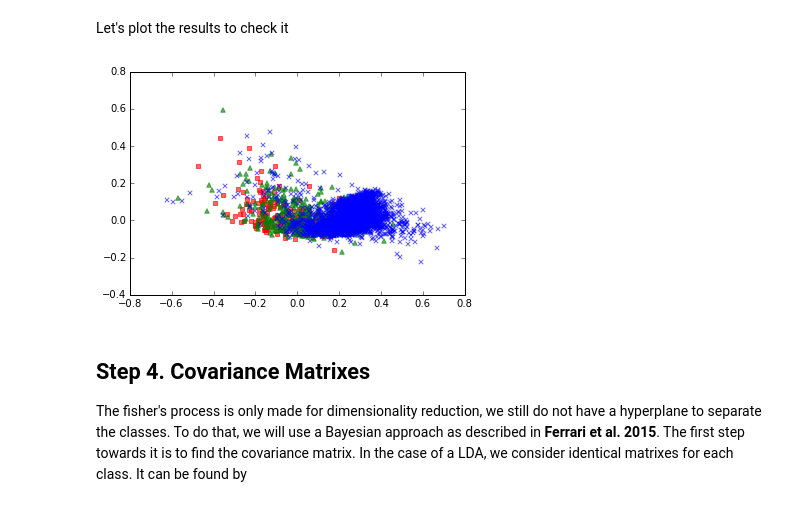
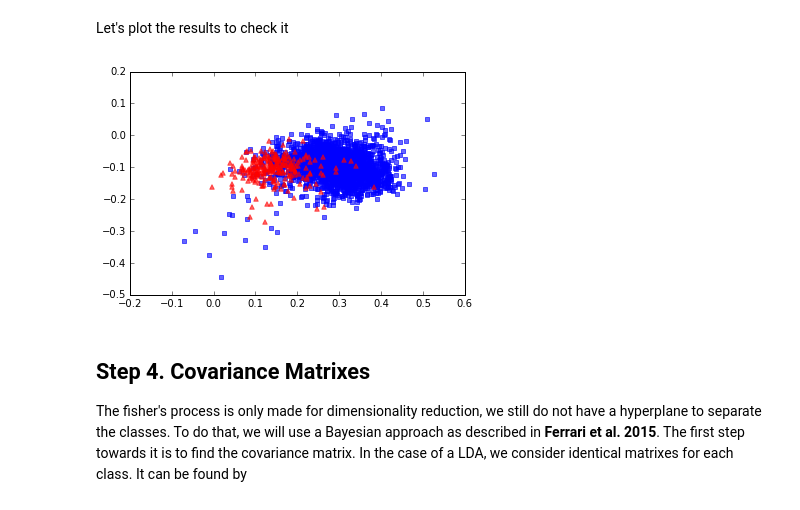
Before and after one commit to astroferreira/mfmtk-utils, a Jupyter notebook: notebooks/FERENGI Data Reduction.ipynb, the cells around one changed output. Drawn from its saved outputs; the diff is of its cells as text; code cells hidden in the pictures.

```diff
--- a/notebooks/FERENGI Data Reduction.ipynb
+++ b/notebooks/FERENGI Data Reduction.ipynb
@@ -36,7 +36,7 @@ from mfmtkutils import *
 # %% [markdown]
 Setting up Paths, Redshift Steps and Class Information
 # %%
-path = '/data/catalogs/FERENGI/SDSS/flux/'
+path = '/data/catalogs/FERENGI/noflux/'
 
 
 redshifts = ['0.02', '0.03', '0.04', '0.05', '0.06', '0.07', '0.08', '0.09', '0.10', '0.12',
@@ -44,7 +44,7 @@ redshifts = ['0.02', '0.03', '0.04', '0.05', '0.06', '0.07', '0.08', '0.09', '0.
 
 z = np.array(redshifts).astype(float)
 
-T_type = np.loadtxt('/data/datasets/EFIGI_attributes.txt', usecols=[0, 1, 2, 3], dtype=str).T
+T_type = np.loadtxt('/data/data_tables/EFIGI_attributes.txt', usecols=[0, 1, 2, 3], dtype=str).T
 # %% [markdown]
 Which parameters do we need? (in order)
 # %%
@@ -410,7 +436,7 @@ plt.legend(loc=4);
 # %% [markdown]
 Here, I am following the step-by-step guide for LDA available from [Raschka](http://sebastianraschka.com/Articles/2014_python_lda.html) website but adapted to our problem of two major galaxy morphological classes. We are going to performe LDA in $z = 0.02$ first.
 # %%
-data = catalog(path='/data/catalogs/FERENGI/SDSS/flux/0.02.mfmtk')
+data = catalog(path='/data/catalogs/1024_r.mfmtk')
 params = ['C1', 'A3', 'S3', 'H', 'sigma_psi']
 galaxies = data.raw_catalog[0]
 colors = np.zeros_like(galaxies)
@@ -517,14 +543,14 @@ data_lda[:,0].real[spirals].shape
 Let's plot the results to check it
 # %%
 f, ax = plt.subplots(1,1)
-for c, marker, color in zip(classes, ('s', '^', 'x'), ('red', 'green', 'blue', 'red')):
-    ax.scatter(x=data_lda[:,0].real[c],
-            y=data_lda[:,1].real[c],
+for c, marker, color in zip(classes, ('s', '^'), ('blue', 'red')):
+    ax.scatter(x=X_lda[:,0].real[c],
+            y=X_lda[:,1].real[c],
             marker=marker,
             color=color,
             alpha=0.6)
 # %% [output]
-[figure, old version]
+[figure, new version]
 # %% [markdown]
 ## Step 4. Covariance Matrixes
 
```
Also changed, not shown: parts of 35 cells of this notebook, 2 other files.
